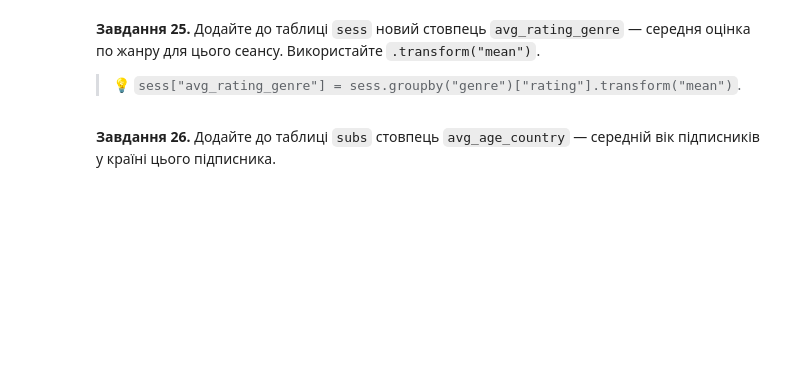
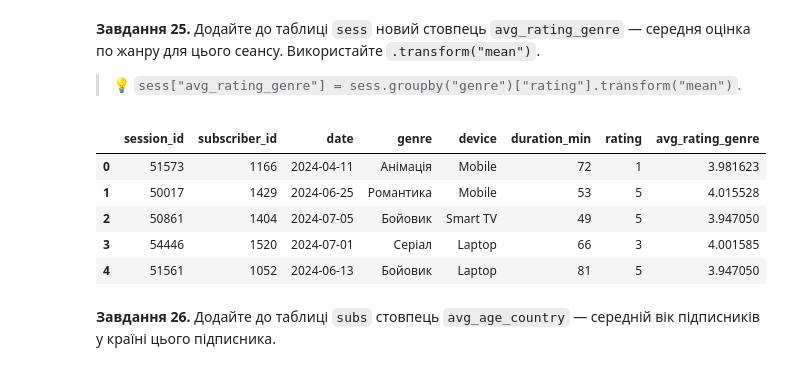
Before and after one commit to Wilson1994/DTA-2026, a Jupyter notebook: homework/pandas_viz_practice.ipynb, the cells around one changed output. Drawn from its saved outputs; the diff is of its cells as text; code cells hidden in the pictures; blank space fills up the shorter version.

```diff
--- a/homework/pandas_viz_practice.ipynb
+++ b/homework/pandas_viz_practice.ipynb
@@ -508,2 +528,15 @@ dtype: float64
+# %%
+# Завдання 25:
+
+sess["avg_rating_genre"] = sess.groupby("genre")["rating"].transform("mean")
+
+sess.head()
+# %% [output]
+|  | session_id | subscriber_id | date | genre | device | duration_min | rating | avg_rating_genre |
+| 0 | 51573 | 1166 | 2024-04-11 | Анімація | Mobile | 72 | 1 | 3.981623 |
+| 1 | 50017 | 1429 | 2024-06-25 | Романтика | Mobile | 53 | 5 | 4.015528 |
+| 2 | 50861 | 1404 | 2024-07-05 | Бойовик | Smart TV | 49 | 5 | 3.947050 |
+| 3 | 54446 | 1520 | 2024-07-01 | Серіал | Laptop | 66 | 3 | 4.001585 |
+| 4 | 51561 | 1052 | 2024-06-13 | Бойовик | Laptop | 81 | 5 | 3.947050 |
 # %% [markdown]
 **Завдання 26.** Додайте до таблиці `subs` стовпець `avg_age_country` — середній вік підписників у країні цього підписника.
```
Also changed, not shown: parts of 6 cells of this notebook.
